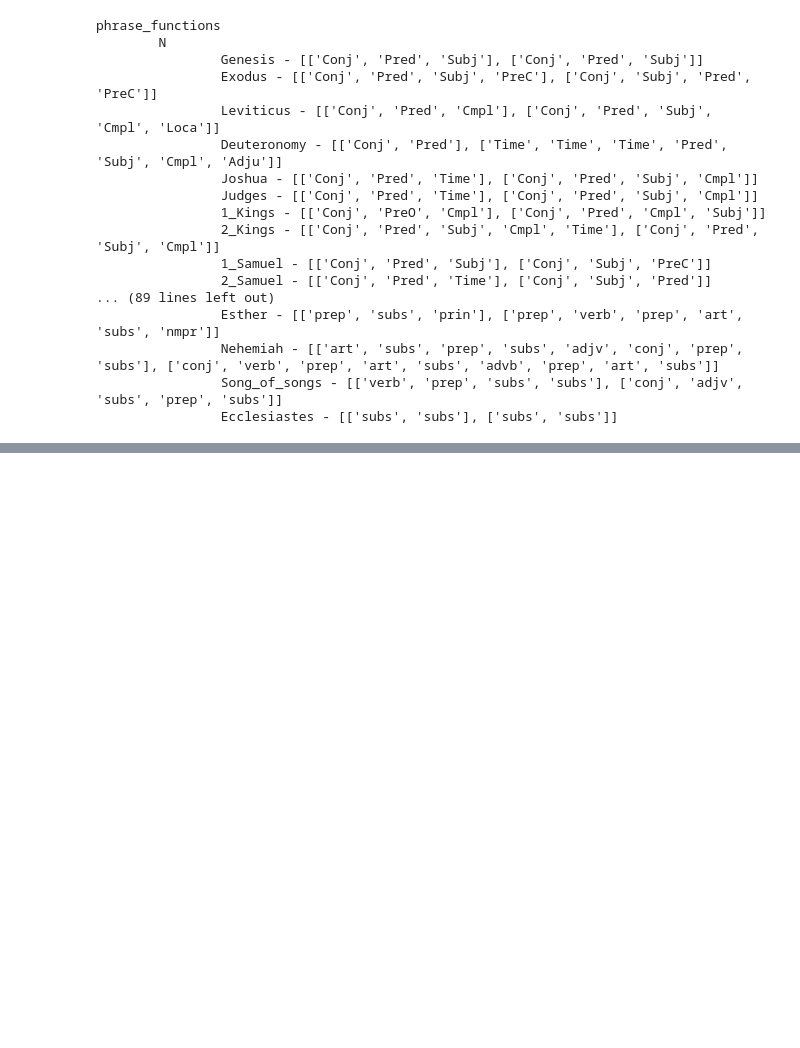
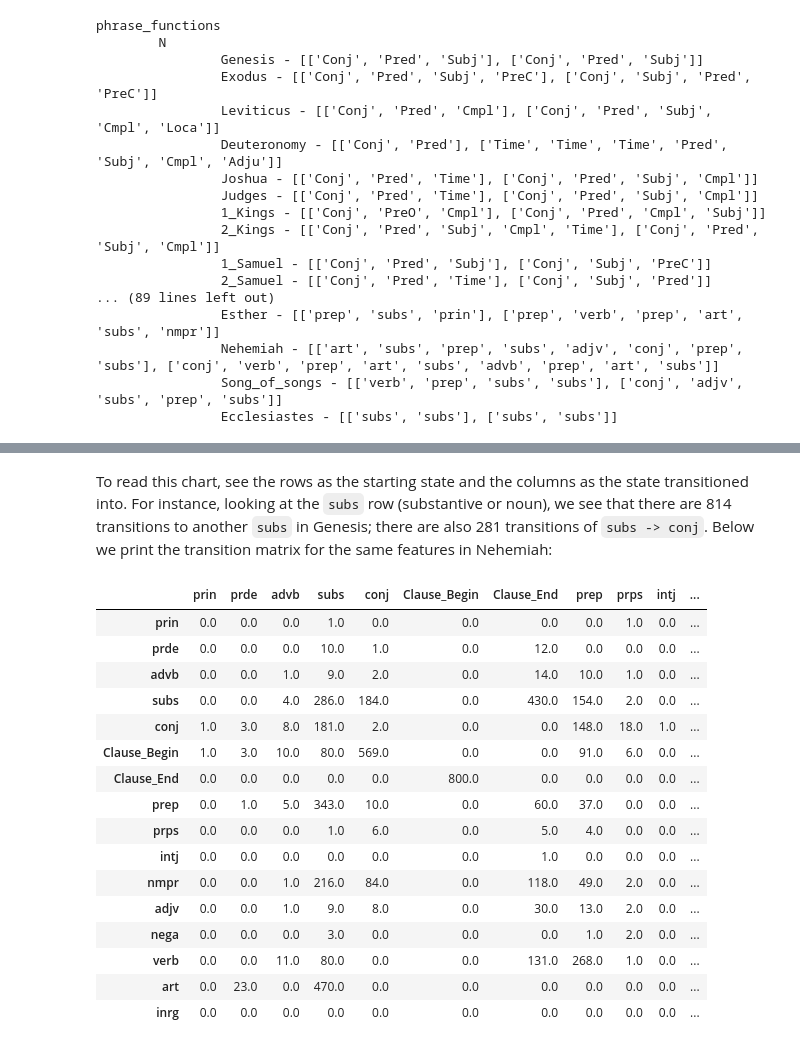
Before and after one commit to ETCBC/Probabilistic_Language_Change, a Jupyter notebook: analysis.ipynb, the cells around one changed output, grey strips where cells are left out. Cells and saved outputs as stored; diff of their text form; code cells hidden in the pictures; blank space fills up the shorter version.

```diff
--- a/analysis.ipynb
+++ b/analysis.ipynb
@@ -313,0 +312,22 @@ dataset_trans['word_pos']['N']['Genesis']
+# %% [markdown]
+To read this chart, see the rows as the starting state and the columns as the state transitioned into. For instance, looking at the `subs` row (substantive or noun), we see that there are 814 transitions to another `subs` in Genesis; there are also 281 transitions of `subs -> conj`. Below we print the transition matrix for the same features in Nehemiah:
+# %%
+dataset_trans['word_pos']['N']['Nehemiah']
+# %% [output]
+|  | prin | prde | advb | subs | conj | Clause_Begin | Clause_End | prep | prps | intj | ... |
+| prin | 0.0 | 0.0 | 0.0 | 1.0 | 0.0 | 0.0 | 0.0 | 0.0 | 1.0 | 0.0 | ... |
+| prde | 0.0 | 0.0 | 0.0 | 10.0 | 1.0 | 0.0 | 12.0 | 0.0 | 0.0 | 0.0 | ... |
+| advb | 0.0 | 0.0 | 1.0 | 9.0 | 2.0 | 0.0 | 14.0 | 10.0 | 1.0 | 0.0 | ... |
+| subs | 0.0 | 0.0 | 4.0 | 286.0 | 184.0 | 0.0 | 430.0 | 154.0 | 2.0 | 0.0 | ... |
+| conj | 1.0 | 3.0 | 8.0 | 181.0 | 2.0 | 0.0 | 0.0 | 148.0 | 18.0 | 1.0 | ... |
+| Clause_Begin | 1.0 | 3.0 | 10.0 | 80.0 | 569.0 | 0.0 | 0.0 | 91.0 | 6.0 | 0.0 | ... |
+| Clause_End | 0.0 | 0.0 | 0.0 | 0.0 | 0.0 | 800.0 | 0.0 | 0.0 | 0.0 | 0.0 | ... |
+| prep | 0.0 | 1.0 | 5.0 | 343.0 | 10.0 | 0.0 | 60.0 | 37.0 | 0.0 | 0.0 | ... |
+| prps | 0.0 | 0.0 | 0.0 | 1.0 | 6.0 | 0.0 | 5.0 | 4.0 | 0.0 | 0.0 | ... |
+| intj | 0.0 | 0.0 | 0.0 | 0.0 | 0.0 | 0.0 | 1.0 | 0.0 | 0.0 | 0.0 | ... |
+| nmpr | 0.0 | 0.0 | 1.0 | 216.0 | 84.0 | 0.0 | 118.0 | 49.0 | 2.0 | 0.0 | ... |
+| adjv | 0.0 | 0.0 | 1.0 | 9.0 | 8.0 | 0.0 | 30.0 | 13.0 | 2.0 | 0.0 | ... |
+| nega | 0.0 | 0.0 | 0.0 | 3.0 | 0.0 | 0.0 | 0.0 | 1.0 | 2.0 | 0.0 | ... |
+| verb | 0.0 | 0.0 | 11.0 | 80.0 | 0.0 | 0.0 | 131.0 | 268.0 | 1.0 | 0.0 | ... |
+| art | 0.0 | 23.0 | 0.0 | 470.0 | 0.0 | 0.0 | 0.0 | 0.0 | 0.0 | 0.0 | ... |
+| inrg | 0.0 | 0.0 | 0.0 | 0.0 | 0.0 | 0.0 | 0.0 | 0.0 | 0.0 | 0.0 | ... |
```
Also changed, not shown: parts of 16 cells of this notebook.
